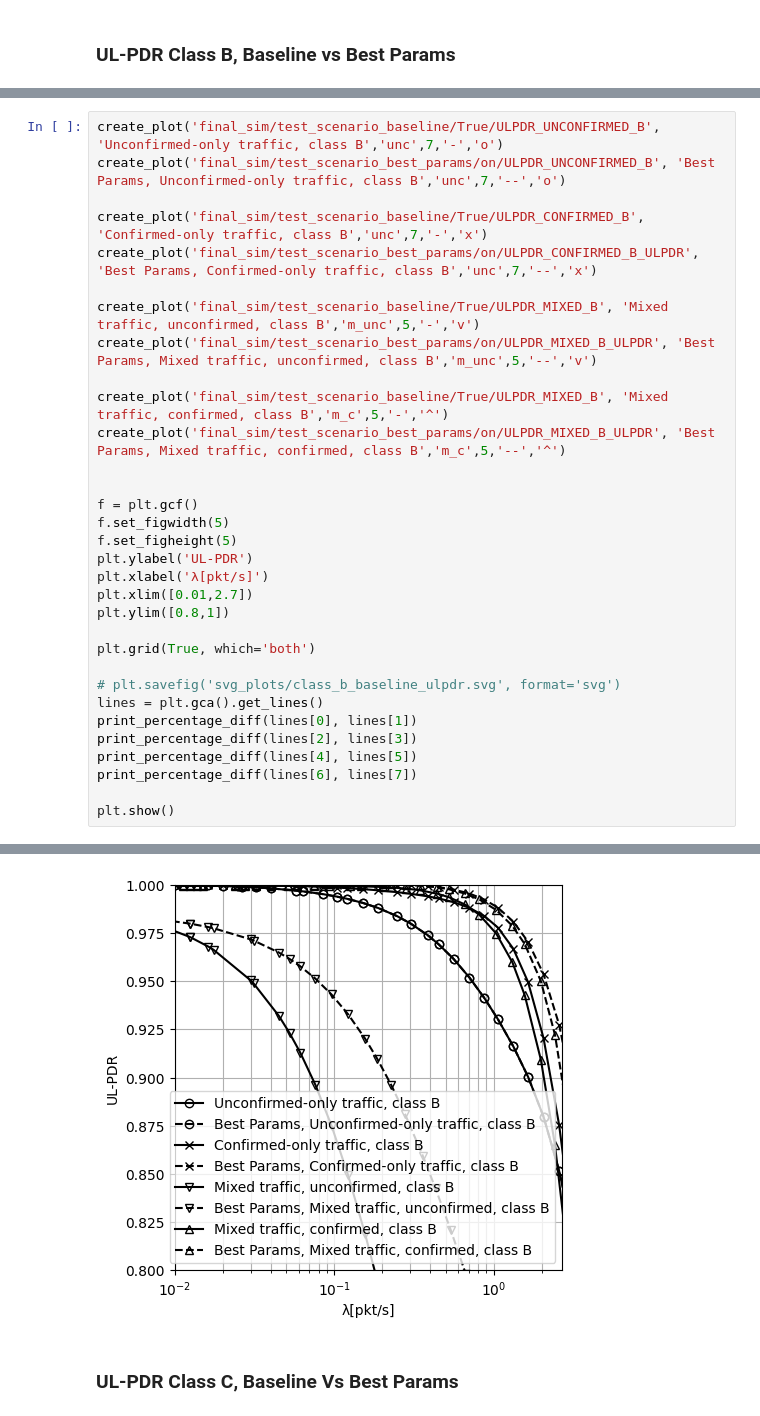
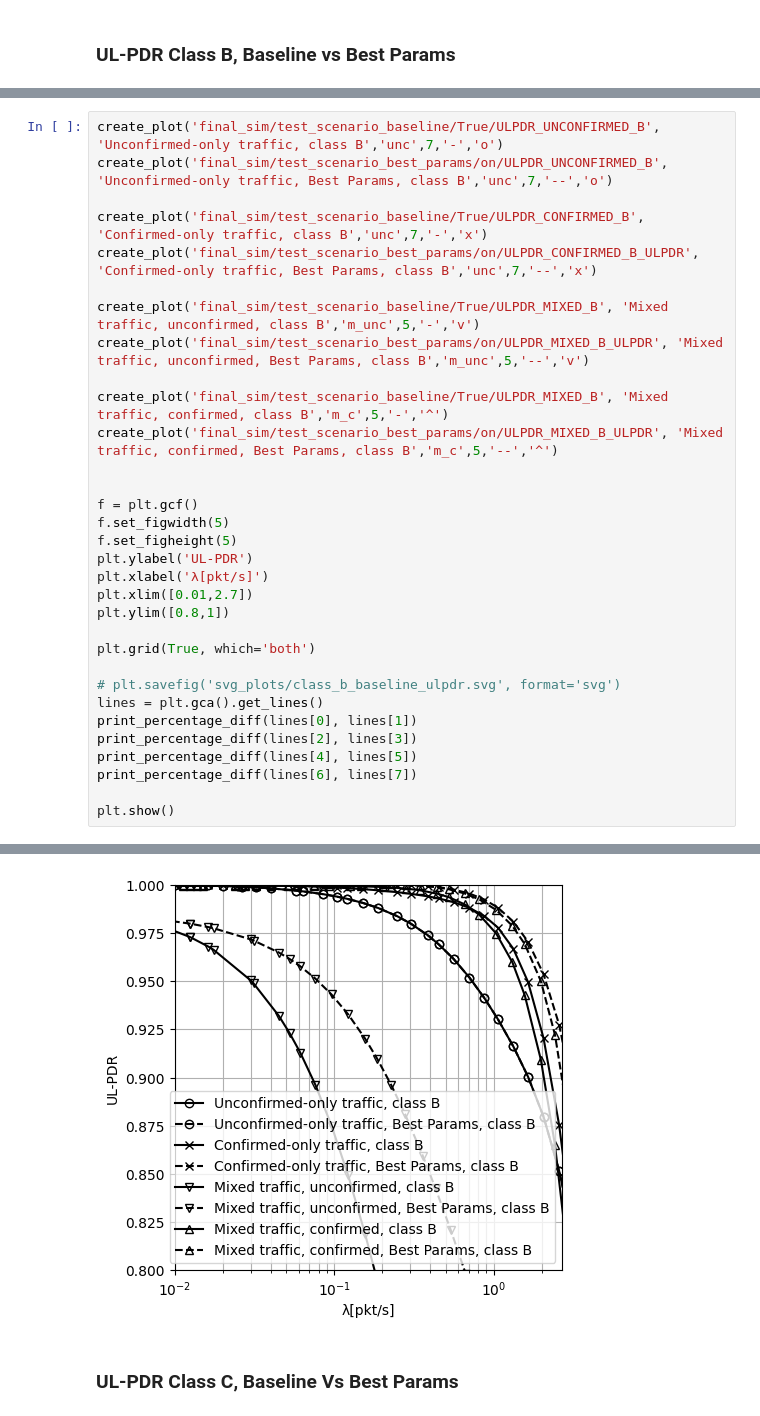
Before and after one commit to Precision-CyberAg/sim_plot, a Jupyter notebook: performance_analysis_class_b.ipynb, the cells around one changed output, grey strips where cells are left out. Drawn from its saved outputs; the diff is of its cells as text.

```diff
--- a/performance_analysis_class_b.ipynb
+++ b/performance_analysis_class_b.ipynb
@@ -1147,16 +1218,16 @@ def print_percentage_diff(line1, line2):
         line2, line1, average_percentage_change))
 # %%
 create_plot('final_sim/test_scenario_baseline/True/ULPDR_UNCONFIRMED_B', 'Unconfirmed-only traffic, class B','unc',7,'-','o')
-create_plot('final_sim/test_scenario_best_params/on/ULPDR_UNCONFIRMED_B', 'Best Params, Unconfirmed-only traffic, class B','unc',7,'--','o')
+create_plot('final_sim/test_scenario_best_params/on/ULPDR_UNCONFIRMED_B', 'Unconfirmed-only traffic, Best Params, class B','unc',7,'--','o')
 
 create_plot('final_sim/test_scenario_baseline/True/ULPDR_CONFIRMED_B', 'Confirmed-only traffic, class B','unc',7,'-','x')
-create_plot('final_sim/test_scenario_best_params/on/ULPDR_CONFIRMED_B_ULPDR', 'Best Params, Confirmed-only traffic, class B','unc',7,'--','x')
+create_plot('final_sim/test_scenario_best_params/on/ULPDR_CONFIRMED_B_ULPDR', 'Confirmed-only traffic, Best Params, class B','unc',7,'--','x')
 
 create_plot('final_sim/test_scenario_baseline/True/ULPDR_MIXED_B', 'Mixed traffic, unconfirmed, class B','m_unc',5,'-','v')
-create_plot('final_sim/test_scenario_best_params/on/ULPDR_MIXED_B_ULPDR', 'Best Params, Mixed traffic, unconfirmed, class B','m_unc',5,'--','v')
+create_plot('final_sim/test_scenario_best_params/on/ULPDR_MIXED_B_ULPDR', 'Mixed traffic, unconfirmed, Best Params, class B','m_unc',5,'--','v')
 
 create_plot('final_sim/test_scenario_baseline/True/ULPDR_MIXED_B', 'Mixed traffic, confirmed, class B','m_c',5,'-','^')
-create_plot('final_sim/test_scenario_best_params/on/ULPDR_MIXED_B_ULPDR', 'Best Params, Mixed traffic, confirmed, class B','m_c',5,'--','^')
+create_plot('final_sim/test_scenario_best_params/on/ULPDR_MIXED_B_ULPDR', 'Mixed traffic, confirmed, Best Params, class B','m_c',5,'--','^')
 
 
 f = plt.gcf()
@@ -1200,4 +1269,4 @@ Average percentage gain/loss of Line2D(Best Params, Mixed traffic, confirmed, cl
-[figure, old version]
+[figure, new version]
 # %% [markdown]
 <h3>UL-PDR Class C, Baseline Vs Best Params</h3>
 # %%
```
Also changed, not shown: parts of 16 cells of this notebook, 36 other files.
